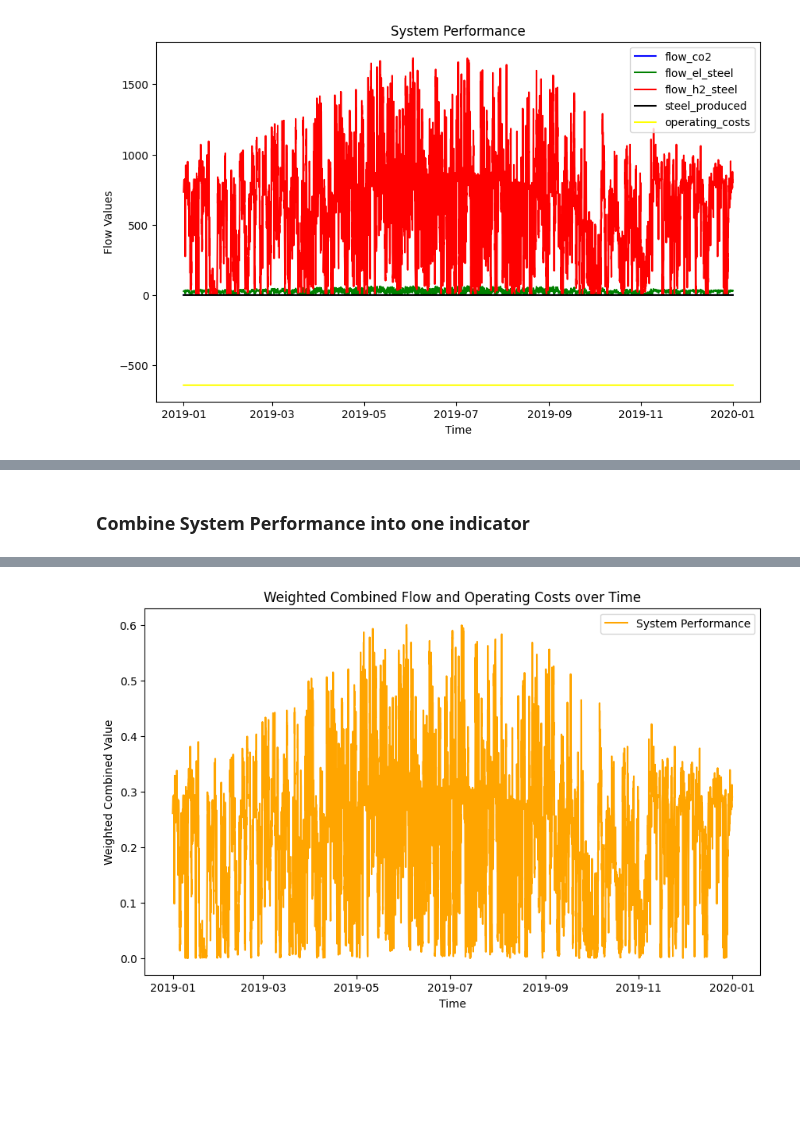
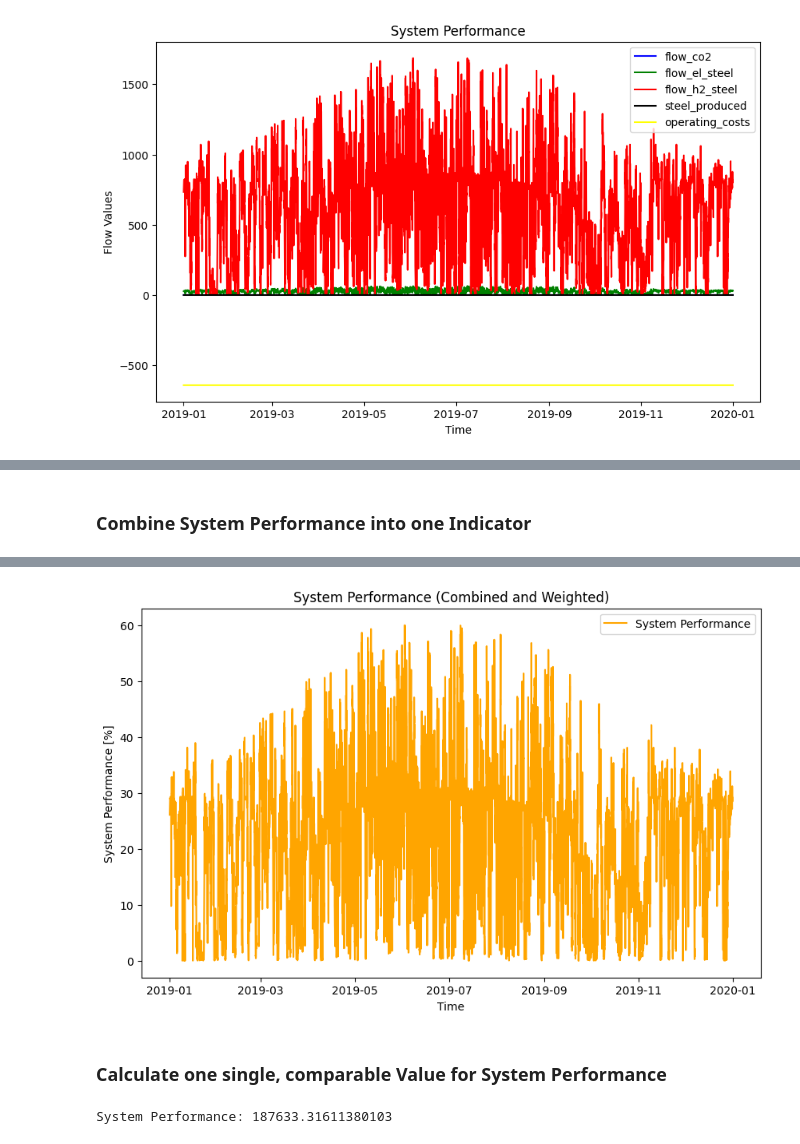
Before and after one commit to annisey/h2_hub_minimalschnitt, a Jupyter notebook: define_system_perfromance.ipynb, the cells around one changed output, grey strips where cells are left out. Cells and saved outputs as stored; diff of their text form; code cells hidden in the pictures; blank space fills up the shorter version.

Commit message:
fixed some mix up between system_performance and system_performance_normed and added an absolute value (sum) for system performance

```diff
--- a/define_system_perfromance.ipynb
+++ b/define_system_perfromance.ipynb
@@ -153,6 +153,6 @@ plt.show()
 [figure]
 # %% [markdown]
-### Combine System Performance into one indicator
+### Combine System Performance into one Indicator
 # %%
 # define weights of each flow
 weight_share_flow_co2 = 1
@@ -175,24 +175,25 @@ weight_operating_costs = weight_share_operating_costs / sum_weights
 weights = {'flow_co2': weight_flow_co2, 'flow_el_steel': weight_flow_el_steel, 'flow_h2_steel': weight_flow_h2_steel, 'steel_produced': weight_steel_produced, 'operating_costs': weight_operating_costs}
 
 # add weighted system performance to system performance df
-system_performance_normed['weighted_combined'] = (
+system_performance_normed['weighted_sytem_performance_combined'] = (
     system_performance_normed['flow_co2'] * weights['flow_co2'] +
     system_performance_normed['flow_el_steel'] * weights['flow_el_steel'] +
     system_performance_normed['flow_h2_steel'] * weights['flow_h2_steel'] +
     system_performance_normed['steel_produced'] * weights['steel_produced'] +
     system_performance_normed['operating_costs'] * weights['operating_costs']
 )
+system_performance_normed = system_performance_normed * 100 #to display in percent
 
 # print(system_performance['weighted_combined'].head())
 print(system_performance_normed.head())
 
 plt.figure(figsize=(10, 6))
-plt.plot(system_performance_normed.index, system_performance_normed['weighted_combined'], label='System Performance', color='orange')
+plt.plot(system_performance_normed.index, system_performance_normed['weighted_sytem_performance_combined'], label='System Performance', color='orange', linestyle='-')
 
 # Titel und Achsenbeschriftungen
-plt.title('Weighted Combined Flow and Operating Costs over Time')
+plt.title('System Performance (Combined and Weighted)')
 plt.xlabel('Time')
-plt.ylabel('Weighted Combined Value')
+plt.ylabel('System Performance [%]')
 
 # Zeige die Grafik an
 plt.legend()
@@ -215 +216,9 @@ Sum weights: 5
-[figure, old version]
+[figure, new version]
+# %% [markdown]
+### Calculate one single, comparable Value for System Performance
+# %%
+total_weighted_combined = system_performance_normed['weighted_sytem_performance_combined'].sum()
+
+print(f"System Performance: {total_weighted_combined}")
+# %% [output]
+System Performance: 187633.31611380103
```
Also changed, not shown: parts of 3 cells of this notebook.
